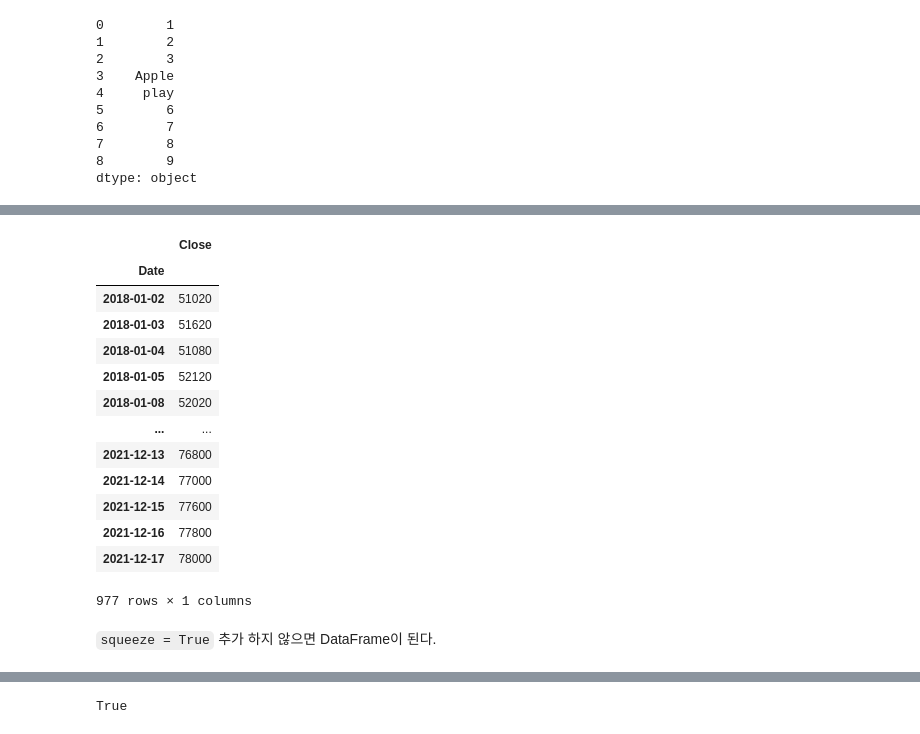
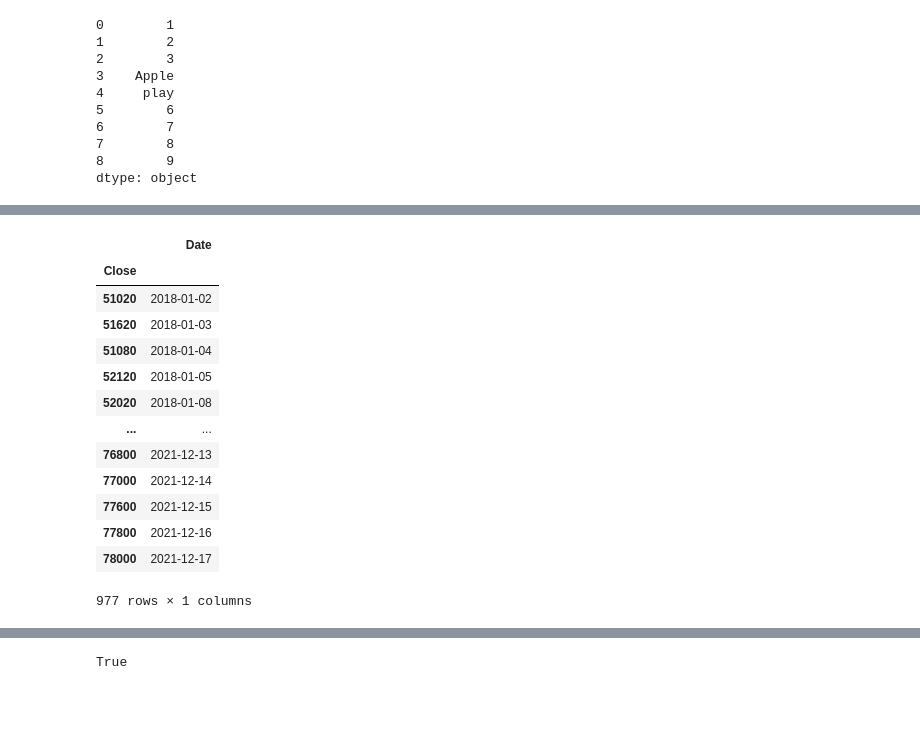
Before and after one commit to DavidEugen/study.python.start, a Jupyter notebook: pandas/Series_DataFrame.ipynb, the cells around one changed output, grey strips where cells are left out. Cells and saved outputs as stored; diff of their text form; code cells hidden in the pictures; blank space fills up the shorter version.

Commit message:
Doc: Series 정리

````diff
--- a/pandas/Series_DataFrame.ipynb
+++ b/pandas/Series_DataFrame.ipynb
@@ -30,23 +126,18 @@ import pandas as pd
 # %%
-
-path = 'C:/Users/proyj/workspace/python/pandas/삼성전자 종가.csv'
-
-seriess = pd.read_csv(path, index_col = 0, header = 0)
-seriess
+dataFrame = pd.read_csv(path, index_col = 1) # 2번째 열이 인덱스로 쓰임
+dataFrame
 # %% [output]
-|  | Close |
-| Date |  |
-| 2018-01-02 | 51020 |
-| 2018-01-03 | 51620 |
-| 2018-01-04 | 51080 |
-| 2018-01-05 | 52120 |
-| 2018-01-08 | 52020 |
+|  | Date |
+| Close |  |
+| 51020 | 2018-01-02 |
+| 51620 | 2018-01-03 |
+| 51080 | 2018-01-04 |
+| 52120 | 2018-01-05 |
+| 52020 | 2018-01-08 |
 | ... | ... |
-| 2021-12-13 | 76800 |
-| 2021-12-14 | 77000 |
-| 2021-12-15 | 77600 |
-| 2021-12-16 | 77800 |
-| 2021-12-17 | 78000 |
+| 76800 | 2021-12-13 |
+| 77000 | 2021-12-14 |
+| 77600 | 2021-12-15 |
+| 77800 | 2021-12-16 |
+| 78000 | 2021-12-17 |
 977 rows × 1 columns
-# %% [markdown]
-```squeeze = True``` 추가 하지 않으면 DataFrame이 된다.
````
Also changed, not shown: parts of 39 cells of this notebook.
